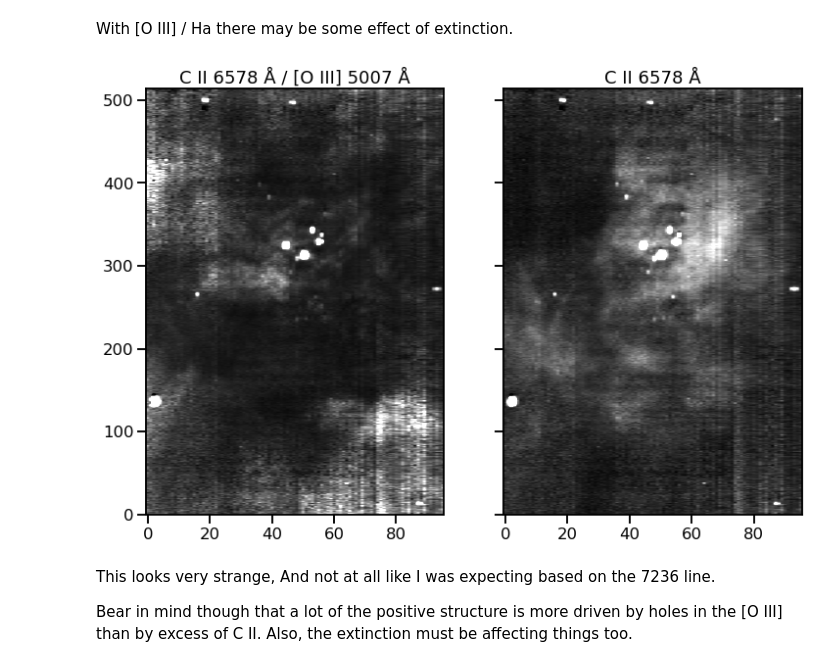
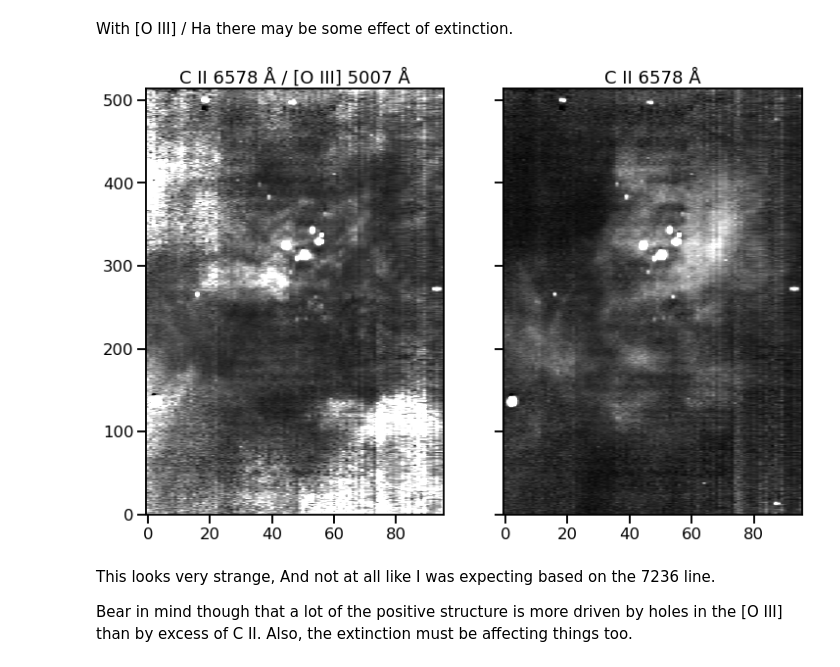
Before and after one commit to will-henney/eduardo-cii-permitted, a Jupyter notebook: notebooks/01-KPNO-6578.ipynb, the cells around one changed output. Drawn from its saved outputs; the diff is of its cells as text; code cells hidden in the pictures.

```diff
--- a/notebooks/01-KPNO-6578.ipynb
+++ b/notebooks/01-KPNO-6578.ipynb
@@ -549,35 +549,35 @@ With [O III] / Ha there may be some effect of extinction.
 # %%
 fig, axes = plt.subplots(
     1, 2,
     sharex=True,
     sharey=True,
     figsize=(12, 8),
 )
 ratio = cii_map / oiii_map
 #ratio[faintmask] = np.nan
 axes[0].imshow(
     ratio,
     origin="lower",
-    vmin=0, vmax=0.1,
+    vmin=0, vmax=0.05,
     cmap="gray",
 )
 axes[0].set_title("C II 6578 Å / [O III] 5007 Å")
 
 axes[1].imshow(
     cii_map,
     origin="lower",
     vmin=0, vmax=5 * np.median(cii_map),
     cmap="gray",
 )
 axes[1].set_title("C II 6578 Å")
 
 
 
 for ax in axes:
     ax.set_aspect(map_aspect)
 pass;
 # %% [output]
-[figure, old version]
+[figure, new version]
 # %% [markdown]
 This looks very strange, And not at all like I was expecting based on the 7236 line.
 
```
Also changed, not shown: 10 other files.
